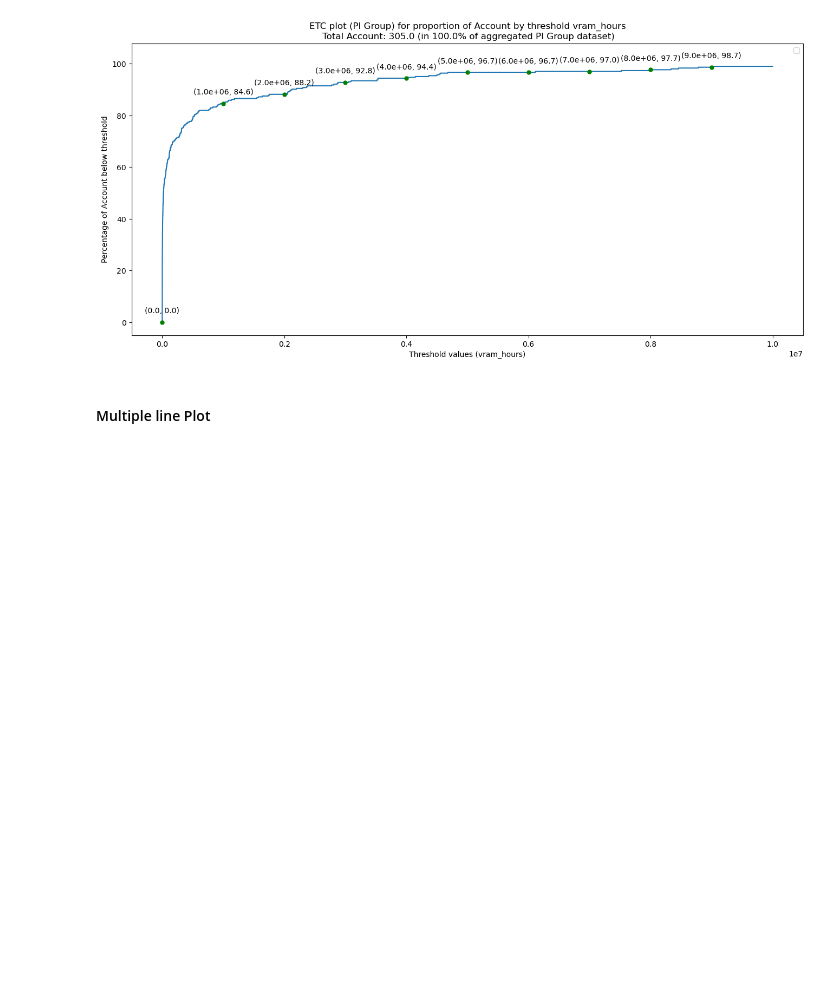
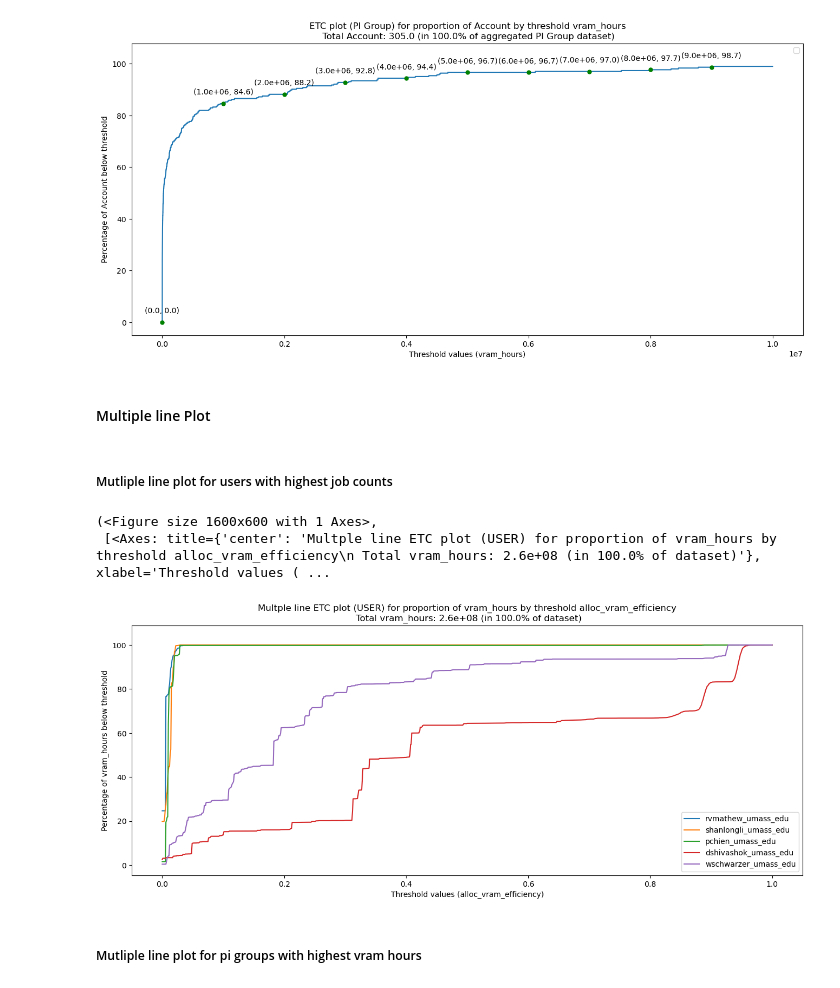
Before and after one commit to UnityHPC/ds4cg-job-analytics, a Jupyter notebook: notebooks/ETC Plot.ipynb, the cells around one changed output. Saved outputs shown, nothing was run; the diff lists cells and outputs as text; code cells hidden in the pictures; blank space fills up the shorter version.

Commit message:
Fix multiple line etc plot and finalize notebook

```diff
--- a/notebooks/ETC Plot.ipynb
+++ b/notebooks/ETC Plot.ipynb
@@ -98,3 +99,28 @@ etc_instance.plot_etc(plot_type=type,
 [figure]
 # %% [markdown]
 #### Multiple line Plot ####
+# %% [markdown]
+##### Mutliple line plot for users with highest job counts #####
+# %%
+pi_df = etc_instance.users_with_efficiency_metrics
+
+# Get top users with highest job count
+top_pi_with_vram_hours = pi_df.sort_values(enum_constants.UserEfficiencyMetricsEnum.JOBS.value, ascending=False)
+top_5_user_lists = top_pi_with_vram_hours.head(5)["User"].to_list()
+# %%
+etc_instance.multiple_line_etc_plot(
+                                    object_column_type=enum_constants.ETCPlotTypes.USER,
+                                    plot_object_list=top_5_user_lists,
+                                    threshold_metric=enum_constants.JobEfficiencyMetricsEnum.ALLOC_VRAM_EFFICIENCY,
+                                    min_threshold=0,
+                                    max_threshold=1.0,
+                                    threshold_step=0.001,
+                                    proportion_metric=enum_constants.ProportionMetricsEnum.VRAM_HOURS,
+                                    plot_percentage=True
+                                    )
+# %% [output]
+(<Figure size 1600x600 with 1 Axes>,
+ [<Axes: title={'center': 'Multple line ETC plot (USER) for proportion of vram_hours by threshold alloc_vram_efficiency\n Total vram_hours: 2.6e+08 (in 100.0% of dataset)'}, xlabel='Threshold values ( ...
+[figure, added]
+# %% [markdown]
+##### Mutliple line plot for pi groups with highest vram hours #####
```
Also changed, not shown: parts of 3 cells of this notebook, 1 other file.
